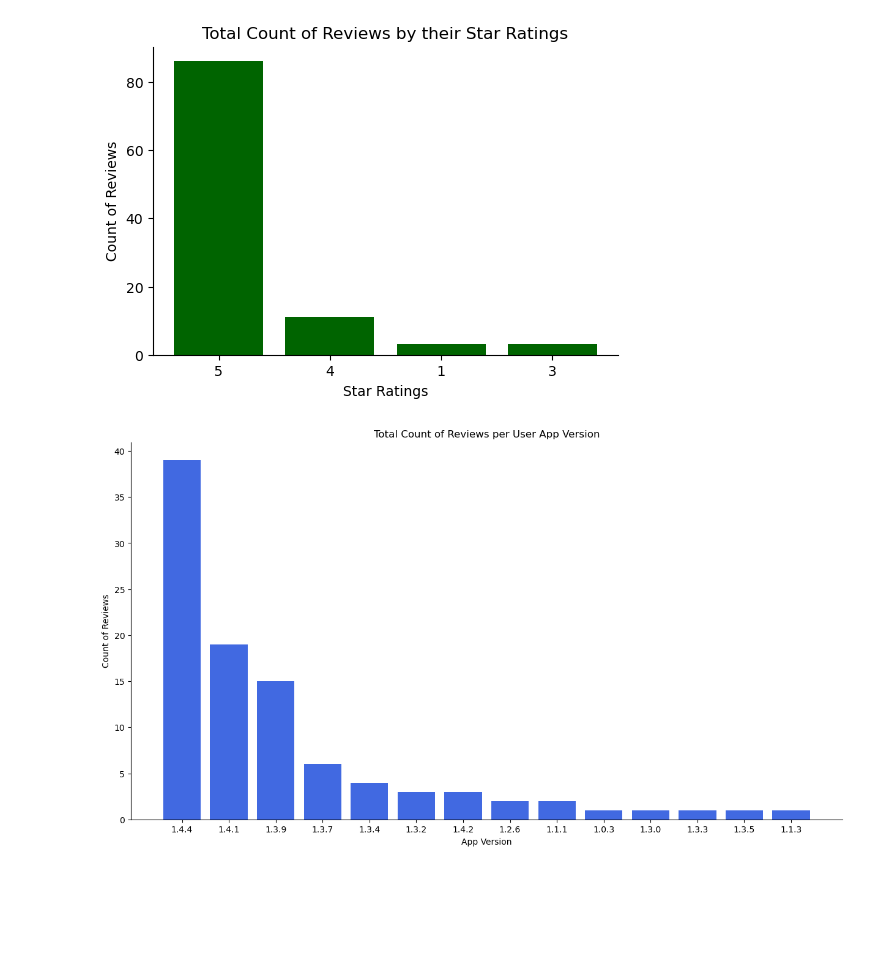
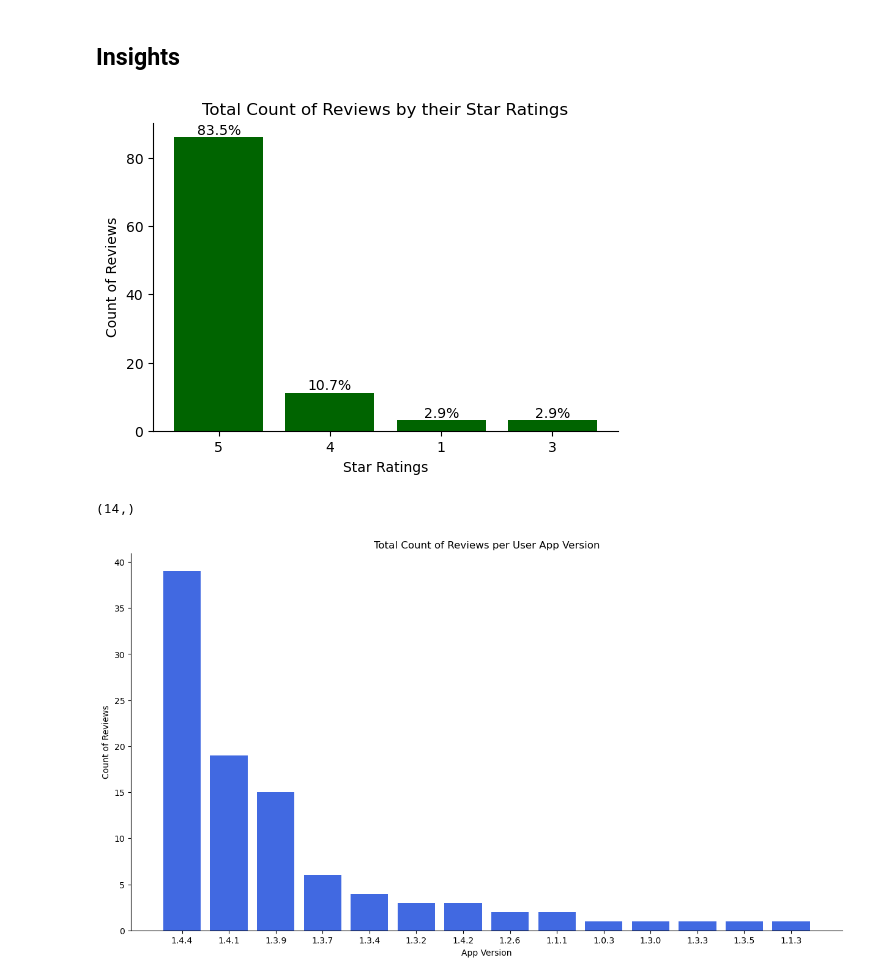
Before and after one commit to ahamzah003/webscrape, a Jupyter notebook: playstore/results.ipynb, the cells around one changed output. Cells and saved outputs as stored; diff of their text form; code cells hidden in the pictures; blank space fills up the shorter version.

Commit message:
add percentage proportion texts to star_ratings barchart

```diff
--- a/playstore/results.ipynb
+++ b/playstore/results.ipynb
@@ -18,6 +18,8 @@ df.head(5)
 | 27722653-2923-409c-844a-73cfad4e6271 | Julio Lh | 4 | 2024-12-06 | A great resource for learning HTM... | NaN | Phone | 1.4.4 | positive | ... |
 | f1fc09c7-b3c1-46fa-833b-ba07d2f67eb6 | Cecile Perret | 5 | 2020-10-19 | I really like this app and its pa... | 40.0 | Phone | 1.3.7 | positive | ... |
 | c06a6a0b-0a83-427c-bf67-6b981a4b8589 | Cathy Furman | 4 | 2023-02-19 | App works well, some bugs here an... | 17.0 | Phone | 1.4.4 | positive | ... |
+# %% [markdown]
+## Insights
 # %%
 # change datatype to string for each of the columns
 df['app_version'] = df['app_version'].astype('str')
@@ -25,28 +27,37 @@ df['star_rating'] = df['star_rating'].astype('str')
 # %%
 # set figsize
 plt.figure(figsize=(6,4))
 
 # plot bar chart
 y = df['star_rating'].value_counts()
 x = y.index.to_list()
 plt.bar(x,y, color='#006400')
 
 # get current axis
 ax = plt.gca()
 
 # remove the top and right border lines
 ax.spines['top'].set_visible(False)
 ax.spines['right'].set_visible(False);
 
 # visual formatting
 plt.xlabel('Star Ratings')
 plt.ylabel('Count of Reviews')
 plt.title('Total Count of Reviews by their Star Ratings')
 
+for i in range(y.shape[0]):
+    n = y[i]
+    ptick = '{:0.1f}%'.format(100*(n/y.sum()))
+    plt.text(i,n+1,ptick,va='baseline', ha='center')
+
 # show visual
 plt.show()
 # %% [output]
-[figure, old version]
+[figure, new version]
+# %%
+print(y.shape)
+# %% [output]
+(14,)
 # %%
 # set figsize
 plt.figure(figsize=(15,8))
```
